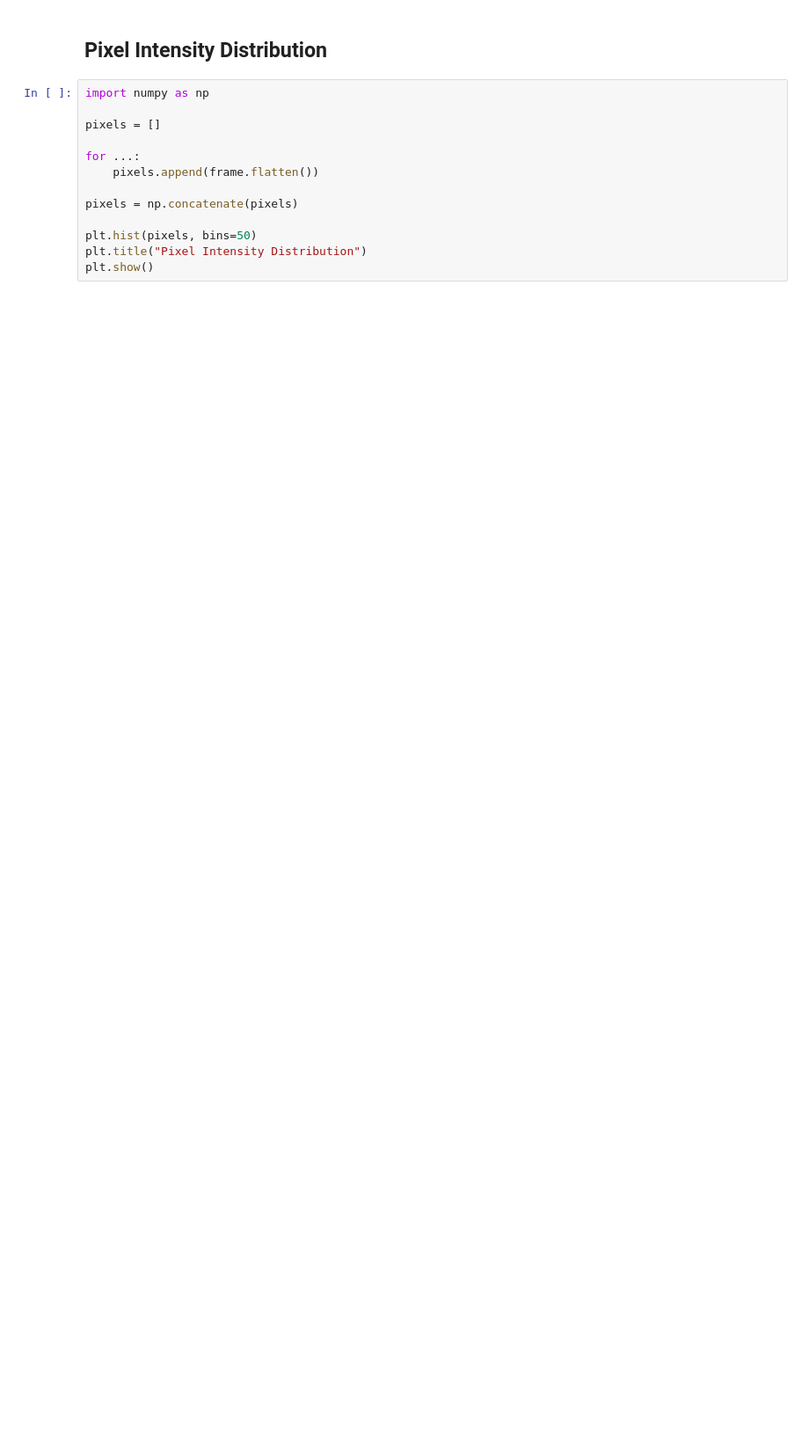
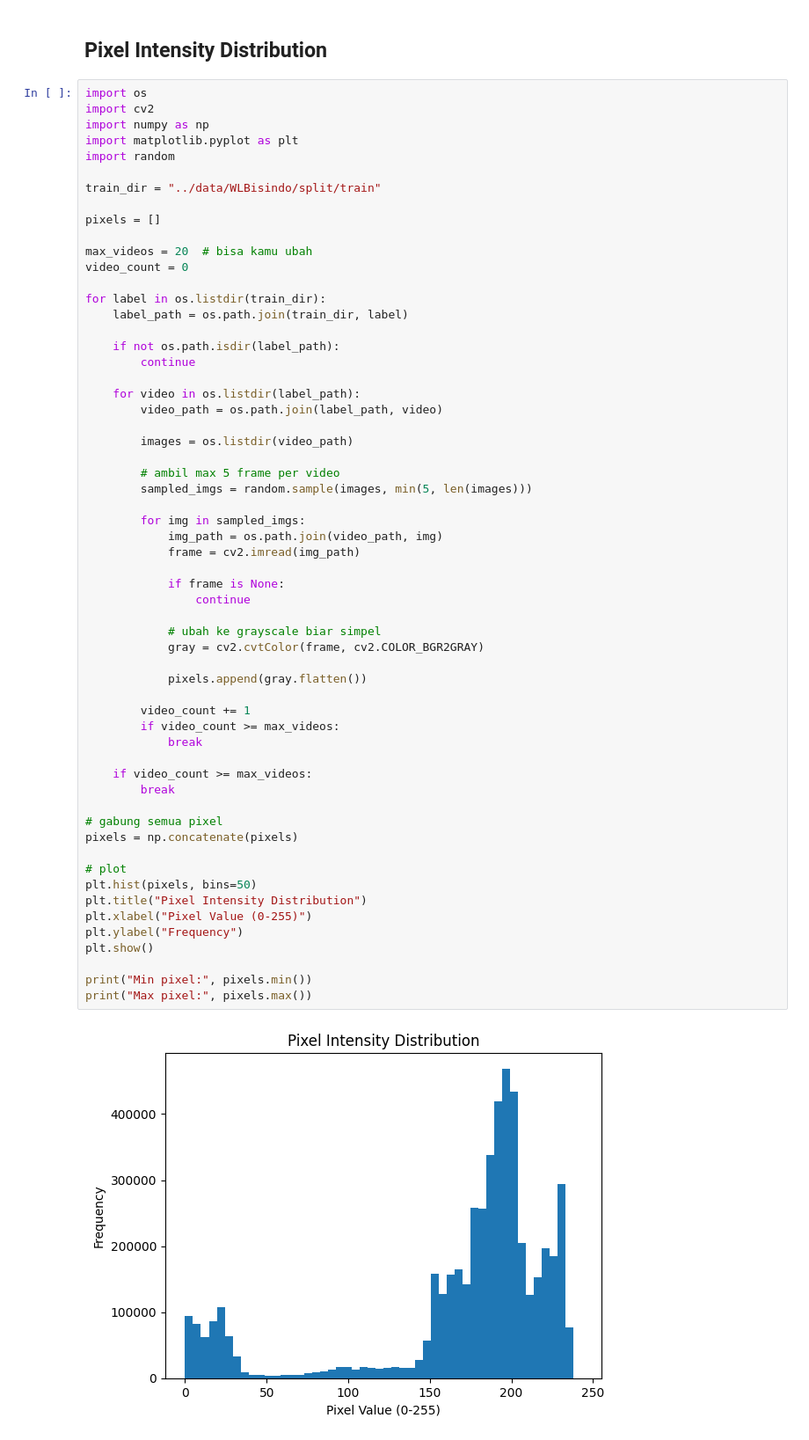
Before and after one commit to TottAditS/SignComparisonCNN, a Jupyter notebook: utlis/EDA.ipynb, the cells around one changed output. Shown at 88% size. Drawn from its saved outputs; the diff is of its cells as text; blank space fills up the shorter version.

```diff
--- a/utlis/EDA.ipynb
+++ b/utlis/EDA.ipynb
@@ -129,15 +187,63 @@ plt.show()
 # %% [markdown]
 ## Pixel Intensity Distribution
 # %%
+import os
+import cv2
 import numpy as np
+import matplotlib.pyplot as plt
+import random
+
+train_dir = "../data/WLBisindo/split/train"
 
 pixels = []
 
-for ...:
-    pixels.append(frame.flatten())
+max_videos = 20  # bisa kamu ubah
+video_count = 0
 
+for label in os.listdir(train_dir):
+    label_path = os.path.join(train_dir, label)
+
+    if not os.path.isdir(label_path):
+        continue
+
+    for video in os.listdir(label_path):
+        video_path = os.path.join(label_path, video)
+
+        images = os.listdir(video_path)
+
+        # ambil max 5 frame per video
+        sampled_imgs = random.sample(images, min(5, len(images)))
+
+        for img in sampled_imgs:
+            img_path = os.path.join(video_path, img)
+            frame = cv2.imread(img_path)
+
+            if frame is None:
+                continue
+
+            # ubah ke grayscale biar simpel
+            gray = cv2.cvtColor(frame, cv2.COLOR_BGR2GRAY)
+
+            pixels.append(gray.flatten())
+
+        video_count += 1
+        if video_count >= max_videos:
+            break
+
+    if video_count >= max_videos:
+        break
+
+# gabung semua pixel
 pixels = np.concatenate(pixels)
 
+# plot
 plt.hist(pixels, bins=50)
 plt.title("Pixel Intensity Distribution")
+plt.xlabel("Pixel Value (0-255)")
+plt.ylabel("Frequency")
 plt.show()
+
+print("Min pixel:", pixels.min())
+print("Max pixel:", pixels.max())
+# %% [output]
+[figure, added]
```
Also changed, not shown: parts of 11 cells of this notebook, 2 other files.
